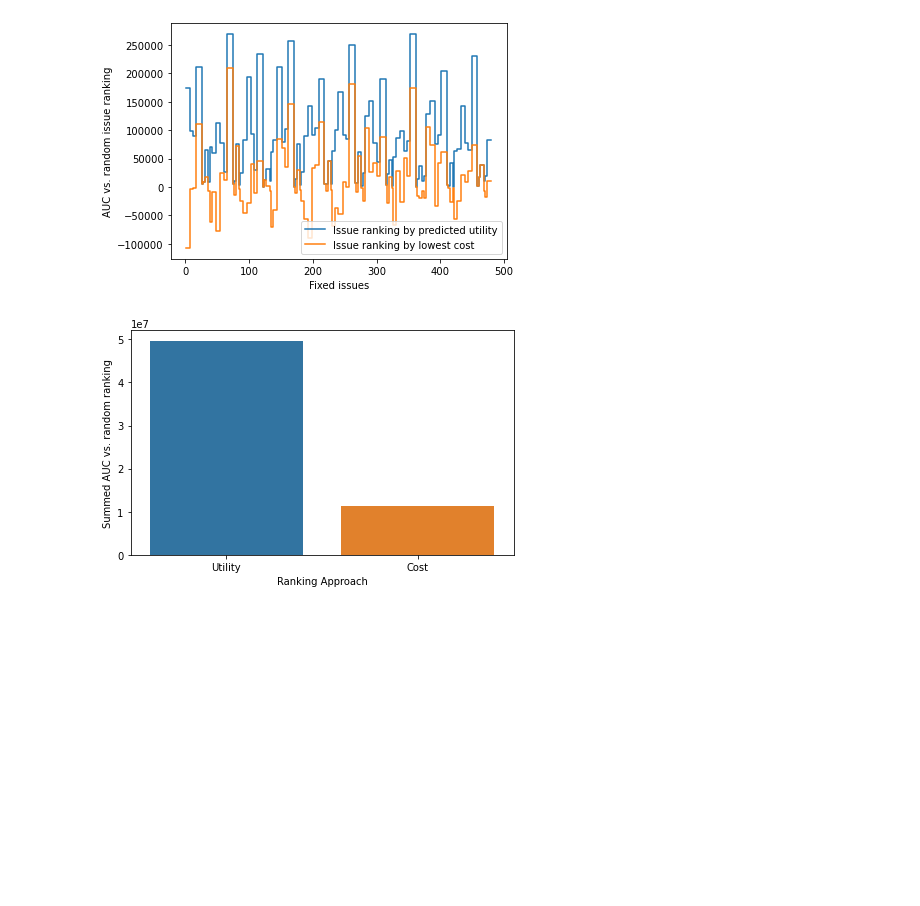
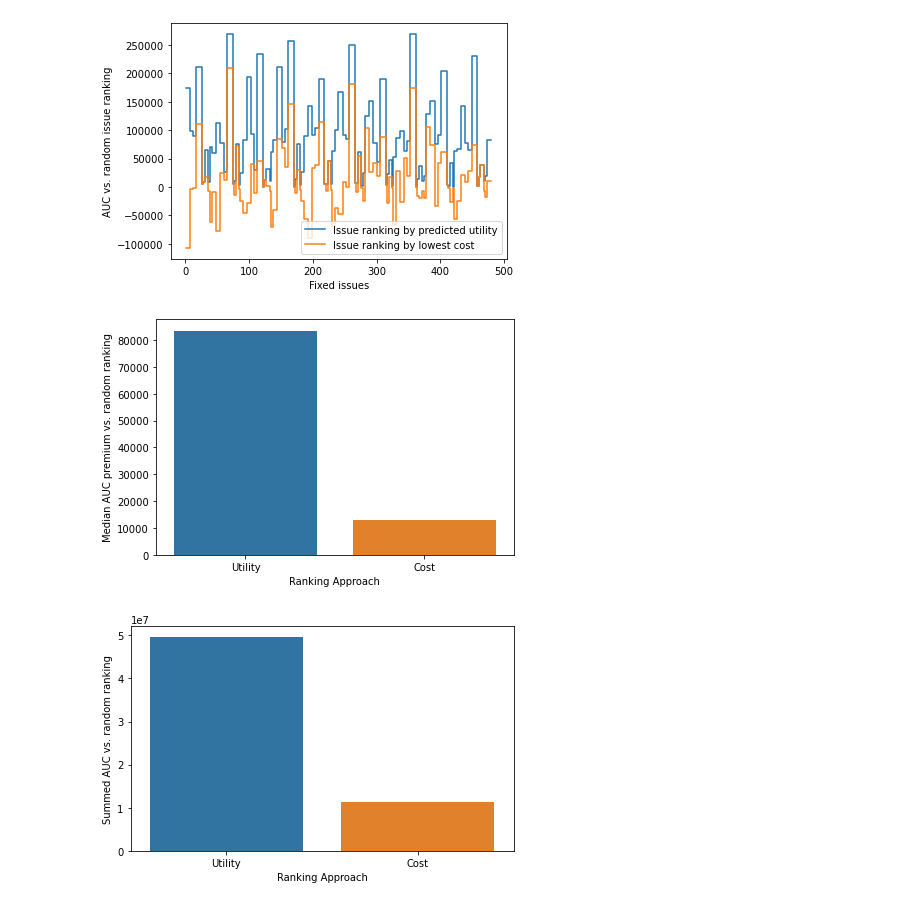
Before and after one commit to Phimanu/MachineLearningControl, a Jupyter notebook: mrubis_controller/performance_plots.ipynb, the cells around one changed output. Saved outputs shown, nothing was run; the diff lists cells and outputs as text; code cells hidden in the pictures; blank space fills up the shorter version.

```diff
--- a/mrubis_controller/performance_plots.ipynb
+++ b/mrubis_controller/performance_plots.ipynb
@@ -107,6 +107,21 @@ fig.savefig(controller_output / 'auc_comp_over_runs.png', dpi=300)
 # %%
 total_auc_utility = low_u_estimates_df['auc_vs_random'].sum()
 total_auc_cost = low_c_estimates_df['auc_vs_random'].sum()
+# %%
+median_auc_utility = low_u_estimates_df['auc_vs_random'].median()
+median_auc_cost = low_c_estimates_df['auc_vs_random'].median()
+# %%
+fig, ax = plt.subplots()#figsize=(10,5))
+sns.barplot(
+    data=pd.DataFrame({'Median AUC premium vs. random ranking': [median_auc_utility, median_auc_cost]}, index=['Utility', 'Cost']).reset_index().rename(columns={'index': 'Ranking Approach'}),
+    x='Ranking Approach',
+    y='Median AUC premium vs. random ranking',
+    ax=ax
+)
+fig.tight_layout()
+fig.savefig(controller_output / 'auc_median_comp_barplot.png', dpi=300)
+# %% [output]
+[figure, added]
 # %%
 fig, ax = plt.subplots()#figsize=(10,5))
 sns.barplot(
```
Also changed, not shown: parts of 3 cells of this notebook.
